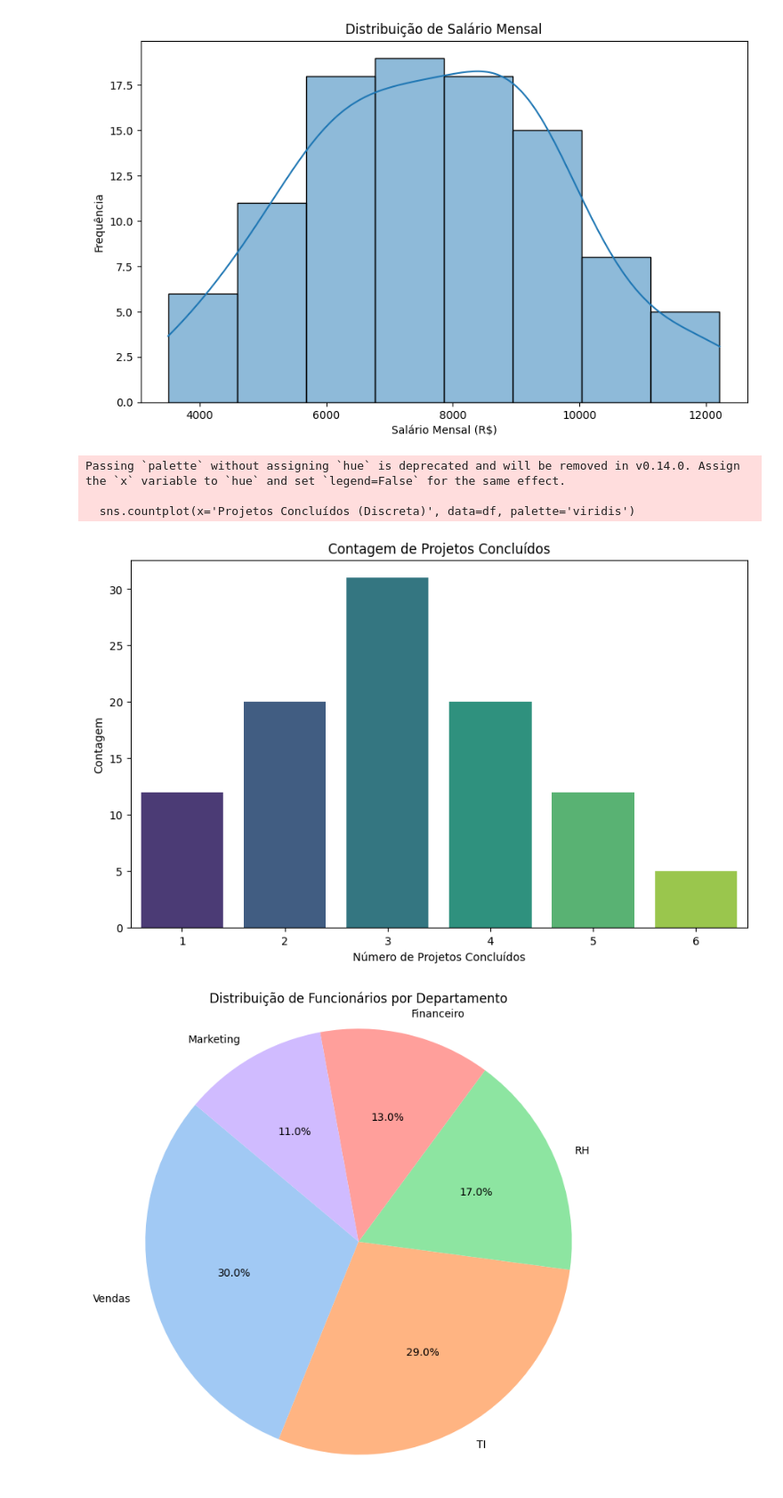
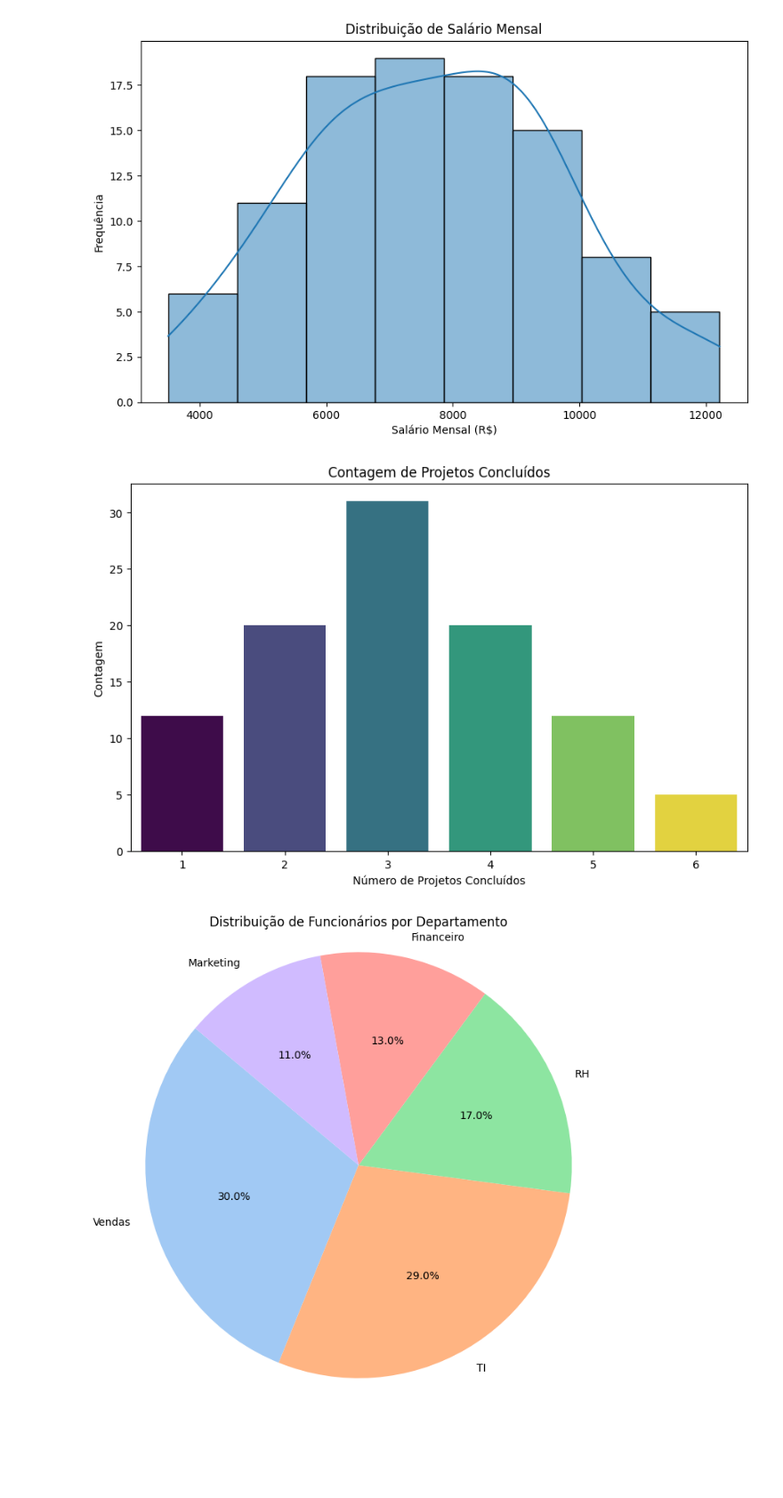
Before and after one commit to Gutavo2000/LCE0212---Estat-stica-Aplicada-s-Ci-ncias-dos-Alimentos, a Jupyter notebook: semana02.ipynb, the cells around one changed output. Shown at 89% size. Drawn from its saved outputs; the diff is of its cells as text; code cells hidden in the pictures; blank space fills up the shorter version.

```diff
--- a/semana02.ipynb
+++ b/semana02.ipynb
@@ -40,23 +53,20 @@ plt.show()
 # %%
 import pandas as pd
 import matplotlib.pyplot as plt
 import seaborn as sns
 
 # Load the Excel file into a pandas DataFrame (if not already loaded)
 df = pd.read_excel('/content/dados_semana2.xlsx')
 
 # Bar chart for 'Projetos Concluídos (Discreta)'
 plt.figure(figsize=(10, 6))
-sns.countplot(x='Projetos Concluídos (Discreta)', data=df, palette='viridis')
+sns.countplot(x='Projetos Concluídos (Discreta)', data=df, palette='viridis', hue='Projetos Concluídos (Discreta)', legend=False)
 plt.title('Contagem de Projetos Concluídos')
 plt.xlabel('Número de Projetos Concluídos')
 plt.ylabel('Contagem')
 plt.show()
 # %% [output]
-Passing `palette` without assigning `hue` is deprecated and will be removed in v0.14.0. Assign the `x` variable to `hue` and set `legend=False` for the same effect.
-
-  sns.countplot(x='Projetos Concluídos (Discreta)', data=df, palette='viridis')
-[figure, old version]
+[figure, new version]
 # %%
 import pandas as pd
 import matplotlib.pyplot as plt
```
Also changed, not shown: parts of 1 cell of this notebook.
